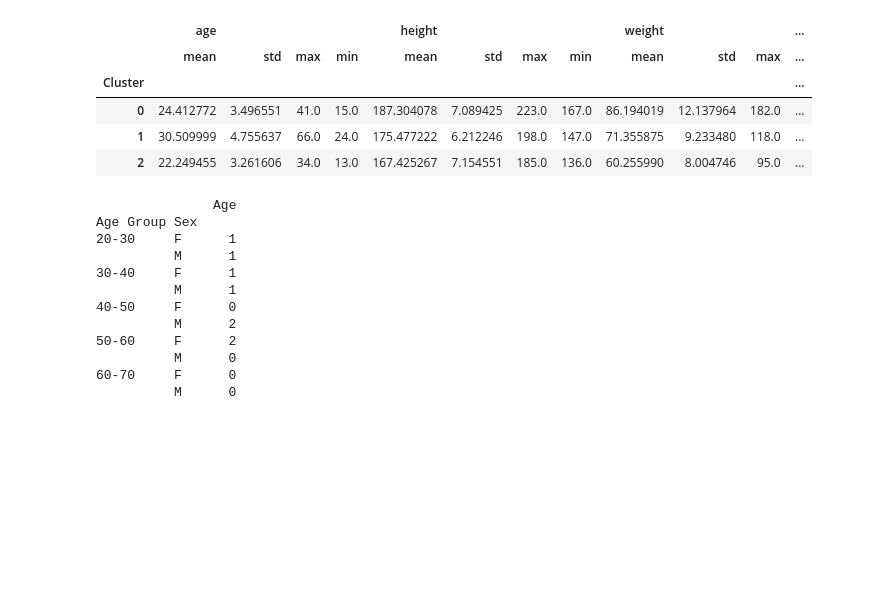
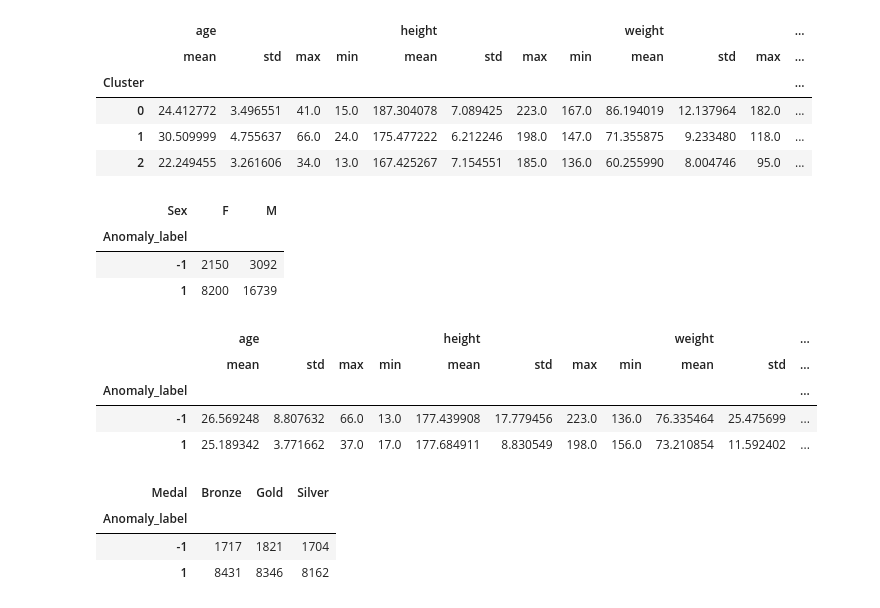
Before and after one commit to J07Aa/Repo, a Jupyter notebook: Proyecto_01/Proyecto_enunciado.ipynb, the cells around one changed output. Cells and saved outputs as stored; diff of their text form; code cells hidden in the pictures; blank space fills up the shorter version.

Commit message:
Se agrega un analisis de anomalias y explicación

```diff
--- a/Proyecto_01/Proyecto_enunciado.ipynb
+++ b/Proyecto_01/Proyecto_enunciado.ipynb
@@ -1076,36 +1088,41 @@ df_group
 | 0 | 24.412772 | 3.496551 | 41.0 | 15.0 | 187.304078 | 7.089425 | 223.0 | 167.0 | 86.194019 | 12.137964 | 182.0 | ... |
 | 1 | 30.509999 | 4.755637 | 66.0 | 24.0 | 175.477222 | 6.212246 | 198.0 | 147.0 | 71.355875 | 9.233480 | 118.0 | ... |
 | 2 | 22.249455 | 3.261606 | 34.0 | 13.0 | 167.425267 | 7.154551 | 185.0 | 136.0 | 60.255990 | 8.004746 | 95.0 | ... |
-# %%
-# Crear un DataFrame de ejemplo
-data = {'Age': [25, 30, 35, 40, 45, 50, 55, 60],
-        'Sex': ['M', 'F', 'M', 'F', 'M', 'M', 'F', 'F']}
-
-df = pd.DataFrame(data)
-
-# Definir los rangos de edad
-bins = [20, 30, 40, 50, 60, 70]
-
-# Crear una columna 'Age Group' usando pd.cut
-df['Age Group'] = pd.cut(df['Age'], bins=bins, labels=['20-30', '30-40', '40-50', '50-60', '60-70'])
-
-# Realizar el groupby y contar el número de hombres y mujeres en cada grupo
-result = df.groupby(['Age Group', 'Sex']).size().unstack()
-
-# Mostrar el resultado
-print(result)
-# %% [output]
-               Age
-Age Group Sex
-20-30     F      1
-          M      1
-30-40     F      1
-          M      1
-40-50     F      0
-          M      2
-50-60     F      2
-          M      0
-60-70     F      0
-          M      0
+# %%
+# Analisis de clusters
+path = os.path.join(profiler_1.output_folder, "anomalies")
+path = os.path.join(path, 'data_anomalies.csv')
+df_anomalies = pd.read_csv(path)
+# %%
+df_anomalies_group = df_anomalies.groupby(['Anomaly_label']).agg({"age":['mean','std','max','min'],
+                                               "height":['mean','std','max','min'],
+                                               "weight":['mean','std','max','min']})
+# %%
+df_group_sex = df_anomalies.groupby(['Anomaly_label','Sex'])['Sex'].count().unstack()
+df_group_sex
+# %% [output]
+| Sex | F | M |
+| Anomaly_label |  |  |
+| -1 | 2150 | 3092 |
+| 1 | 8200 | 16739 |
+# %%
+df_anomalies_group['F']=df_group_sex.loc[:,'F']
+df_anomalies_group['M']=df_group_sex.loc[:,'M']
+# %%
+df_anomalies_group
+# %% [output]
+|  | age |  |  |  | height |  |  |  | weight |  | ... |
+|  | mean | std | max | min | mean | std | max | min | mean | std | ... |
+| Anomaly_label |  |  |  |  |  |  |  |  |  |  | ... |
+| -1 | 26.569248 | 8.807632 | 66.0 | 13.0 | 177.439908 | 17.779456 | 223.0 | 136.0 | 76.335464 | 25.475699 | ... |
+| 1 | 25.189342 | 3.771662 | 37.0 | 17.0 | 177.684911 | 8.830549 | 198.0 | 156.0 | 73.210854 | 11.592402 | ... |
+# %%
+df_group_medal = df_anomalies.groupby(['Anomaly_label','Medal'])['Medal'].count().unstack()
+df_group_medal
+# %% [output]
+| Medal | Bronze | Gold | Silver |
+| Anomaly_label |  |  |  |
+| -1 | 1717 | 1821 | 1704 |
+| 1 | 8431 | 8346 | 8162 |
 # %%
 #profiler_1.clearGarbage()
```
Also changed, not shown: parts of 1 cell of this notebook, 13 other files.
